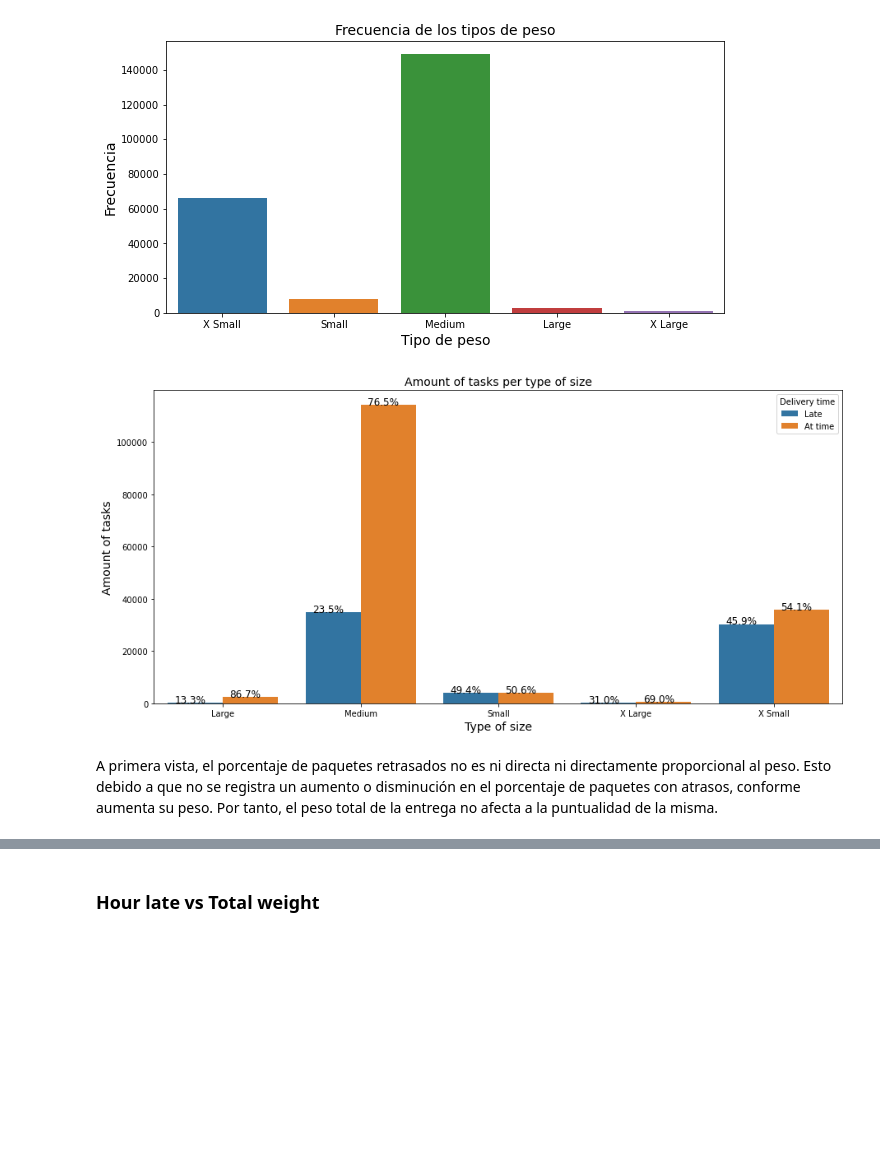
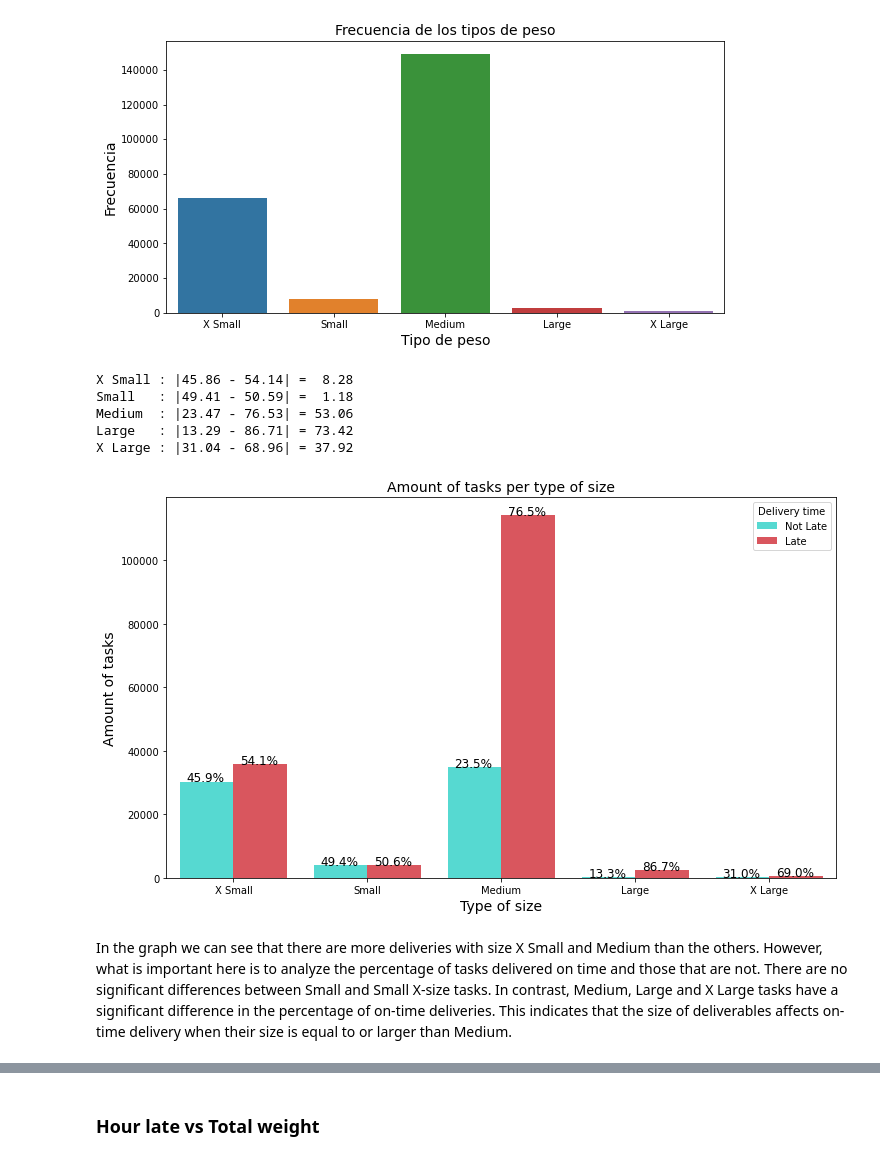
Before and after one commit to enmanuel-mag/ICD-Proyect, a Jupyter notebook: Proyect/notebooks/icd.ipynb, the cells around one changed output, grey strips where cells are left out. Saved outputs shown, nothing was run; the diff lists cells and outputs as text; code cells hidden in the pictures; blank space fills up the shorter version.

```diff
--- a/Proyect/notebooks/icd.ipynb
+++ b/Proyect/notebooks/icd.ipynb
@@ -9,7 +9,10 @@ import pandas as pd
 import seaborn as sns
 from scipy import stats
 import matplotlib.pyplot as plt
+from numpy import cos, sin, arcsin, sqrt
 %matplotlib inline
 plt.figure(figsize=(20,5))
+PALETTE = ["#FFC30D", "#EF404B"]
+PALETTE_ALT = ["#40EFE4", "#EF404B"]
 # %% [output]
 <Figure size 1440x360 with 0 Axes>
@@ -87,7 +92,7 @@ df['total_weight'] = df['items'].apply(sum_total_weight)
 z_scores = stats.zscore(df['total_weigth'])
 abs_z_scores = np.abs(z_scores)
 filtered_entries = abs_z_scores < 3
-#df = df[ filtered_entries ]
+df = df[ filtered_entries ]
 
 labels = ['[0,0.5) kg', '[0.5,1) kg', '[1,1.5) kg', '[1.5,2) kg', '[2,2.5) kg', '[2.5,3) kg', '[3,3.5) kg', '[3.5 kg,inf) kg']
-df['class_weight'] = pd.cut(df['total_weight'], bins=[0, 0.5, 1, 1.5, 2, 2.5, 3, 3.5, np.inf], labels=labels, include_lowest=True)
+#df['class_weight'] = pd.cut(df['total_weight'], bins=[0, 0.5, 1, 1.5, 2, 2.5, 3, 3.5, np.inf], labels=labels, include_lowest=True)
@@ -98,3 +99,13 @@ df['total_size'] = df['total_size'].apply(lambda size: size_dict.get(size, 3))
+# %%
+#Rename type of size packages to be more readable
+size_dict = { 1: 'X Small', 2: 'Small', 3: 'Medium', 4: 'Large', 5: 'X Large' }
+df['total_size'] = df['total_size'].apply(lambda size: size_dict.get(size, 3))
+
+#Add column with total of task in this city
+df['total_task'] = len(df)
+
+# Add column to mark task that was deliveried with delay
+df['is_late'] = df['delivery_dt'] < df['delivery_effective']
 # %%
 plt.figure(figsize=(10,5))
 sns.countplot(data=df, x='total_size', order=size_dict.values())
@@ -109,12 +115,18 @@ gwl = df[['id', 'total_size', 'is_late']].groupby(['total_size', 'is_late'])['id
 # %%
-plt.figure(figsize=(15,7))
-f = sns.barplot(data=gwl, x='total_size', y='id', hue='is_late')
+gsl = df[['id', 'total_size', 'is_late']].groupby(['total_size', 'is_late'])['id'].count().reset_index()
+plt.figure(figsize=(12,7))
+plt.tight_layout()
+f = sns.barplot(data=gsl, x='total_size', y='id', hue='is_late', order=size_dict.values(), palette=PALETTE_ALT)
+
 set_labels(
   'Amount of tasks per type of size', 'Type of size', 'Amount of tasks',
-  legend={'object': f.get_legend(), 'title': 'Delivery time', 'texts': ['Late', 'Not late']
+  legend={'object': f.get_legend(), 'title': 'Delivery time', 'texts': ['Not Late', 'Late']
 })
-with_hue(f, df['total_size'], 5, 2)
+with_hue(f, list(size_dict.values()), 5, 2, diff=True)
 # %% [output]
+X Small : |45.86 - 54.14| =  8.28
+Small   : |49.41 - 50.59| =  1.18
+Medium  : |23.47 - 76.53| = 53.06
+Large   : |13.29 - 86.71| = 73.42
+X Large : |31.04 - 68.96| = 37.92
-[figure, old version]
+[figure, new version]
-# %% [markdown]
-A primera vista, el porcentaje de paquetes retrasados no es ni directa ni directamente proporcional al peso. Esto debido a que no se registra un aumento o disminución en el porcentaje de paquetes con atrasos, conforme aumenta su peso. Por tanto, el peso total de la entrega no afecta a la puntualidad de la misma.
@@ -163,0 +133,2 @@ df.apply(task_around, axis=1)
+# %% [markdown]
+In the graph we can see that there are more deliveries with size X Small and Medium than the others. However, what is important here is to analyze the percentage of tasks delivered on time and those that are not. There are no significant differences between Small and Small X-size tasks. In contrast, Medium, Large and X Large tasks have a significant difference in the percentage of on-time deliveries. This indicates that the size of deliverables affects on-time delivery when their size is equal to or larger than Medium.
```
Also changed, not shown: parts of 23 cells of this notebook, 5 other files.
